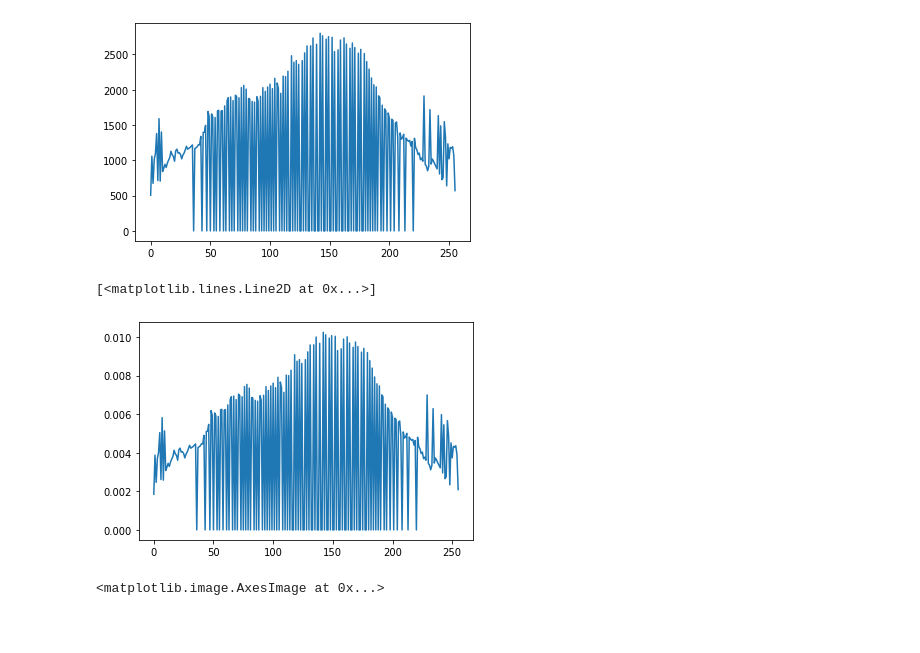
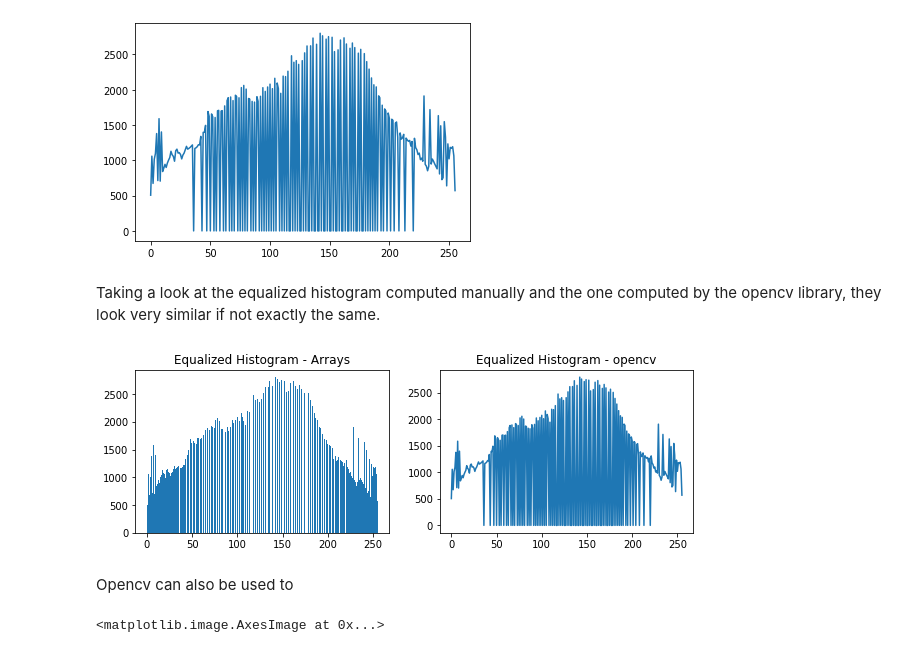
Before and after one commit to EthanWadsworth/TR_CV_Notes, a Jupyter notebook: Histograms.ipynb, the cells around one changed output. Drawn from its saved outputs; the diff is of its cells as text; code cells hidden in the pictures; blank space fills up the shorter version.

```diff
--- a/Histograms.ipynb
+++ b/Histograms.ipynb
@@ -179,11 +148,19 @@ plt.plot(eq_hist_vals)
 # %% [output]
 [<matplotlib.lines.Line2D at 0x...>]
 [figure]
-# %%
-plt.plot(eq_hist_vals/(len(eq_flower) * len(eq_flower[0]))) # delete if cannot fix
-# %% [output]
-[<matplotlib.lines.Line2D at 0x...>]
-[figure, removed]
+# %% [markdown]
+Taking a look at the equalized histogram computed manually and the one computed by the opencv library, they look very similar if not exactly the same.
+# %%
+f = plt.figure(figsize=(10,3))
+ax = f.add_subplot(121, label='Equalized Histogram - Arrays', title='Equalized Histogram - Arrays')
+ax2 = f.add_subplot(122, label='Equalized Histogram - opencv', title='Equalized Histogram - opencv')
+ax.hist(equa_gray_flowers.copy().flatten(), 256)
+ax2.plot(eq_hist_vals)
+plt.show()
+# %% [output]
+[figure, added]
+# %% [markdown]
+Opencv can also be used to
 # %%
 # Histogram equalization for a colorized image
 flower_img = cv2.imread('../Image_Data/flowers.jpg')
```
Also changed, not shown: parts of 16 cells of this notebook.
